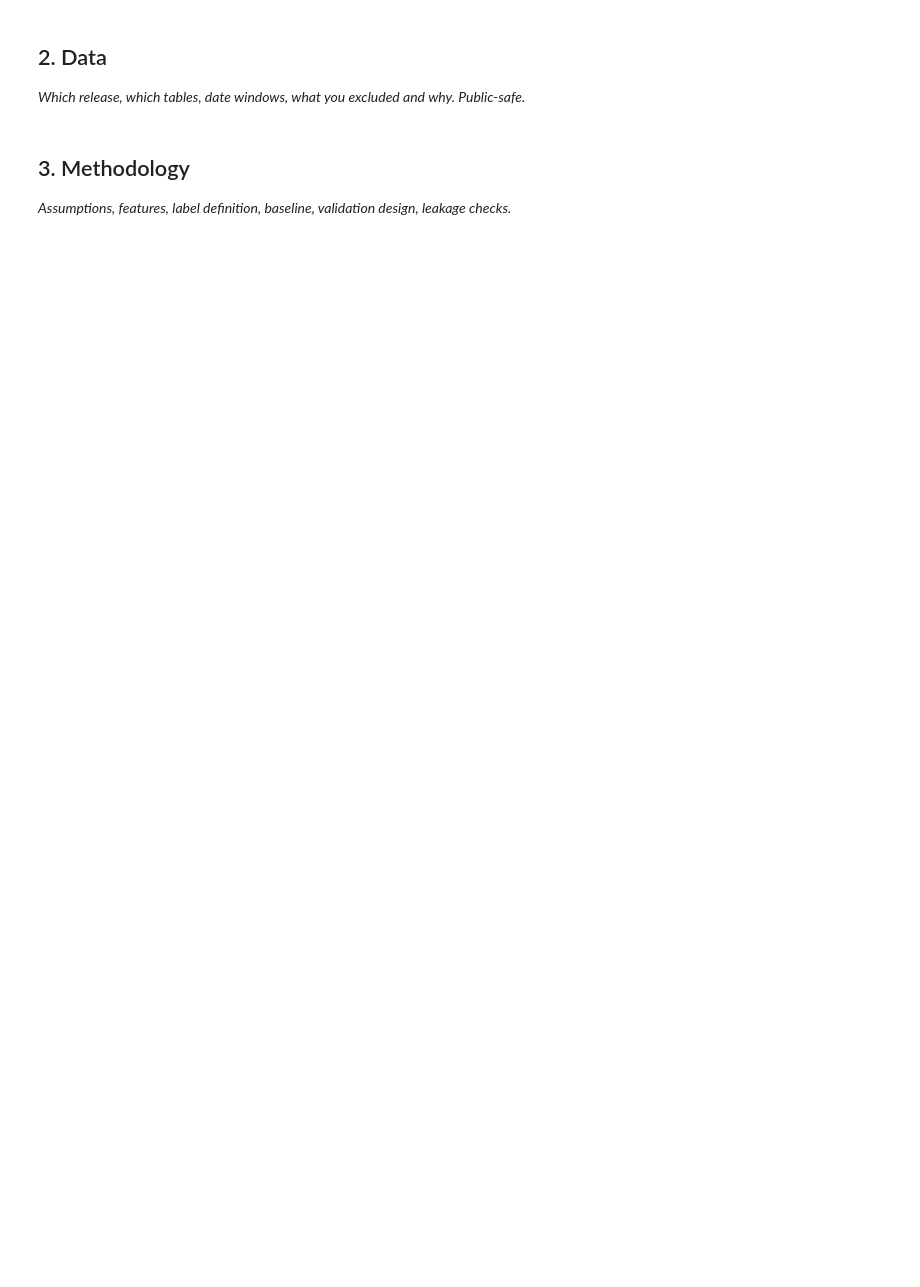
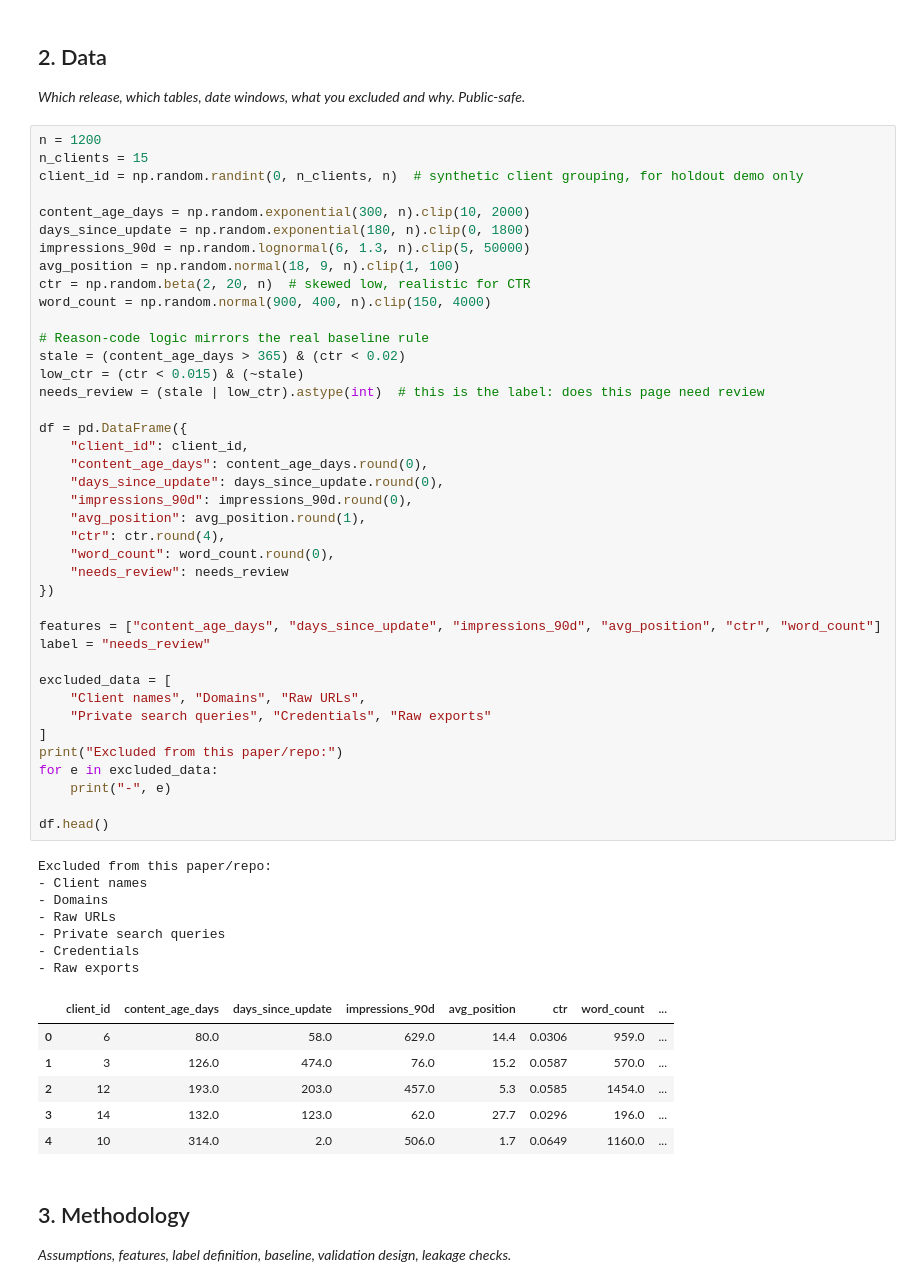
Before and after one commit to umarali8/flyrank-ml-internship, a Jupyter notebook: work/notebooks/capstone.ipynb, the cells around one changed output. Cells and saved outputs as stored; diff of their text form; blank space fills up the shorter version.

```diff
--- a/work/notebooks/capstone.ipynb
+++ b/work/notebooks/capstone.ipynb
@@ -14,6 +51,60 @@ This skeleton is yours to fill. Work the sections **in order** — each one has
 ## 2. Data
 
 *Which release, which tables, date windows, what you excluded and why. Public-safe.*
+# %%
+n = 1200
+n_clients = 15
+client_id = np.random.randint(0, n_clients, n)  # synthetic client grouping, for holdout demo only
+
+content_age_days = np.random.exponential(300, n).clip(10, 2000)
+days_since_update = np.random.exponential(180, n).clip(0, 1800)
+impressions_90d = np.random.lognormal(6, 1.3, n).clip(5, 50000)
+avg_position = np.random.normal(18, 9, n).clip(1, 100)
+ctr = np.random.beta(2, 20, n)  # skewed low, realistic for CTR
+word_count = np.random.normal(900, 400, n).clip(150, 4000)
+
+# Reason-code logic mirrors the real baseline rule
+stale = (content_age_days > 365) & (ctr < 0.02)
+low_ctr = (ctr < 0.015) & (~stale)
+needs_review = (stale | low_ctr).astype(int)  # this is the label: does this page need review
+
+df = pd.DataFrame({
+    "client_id": client_id,
+    "content_age_days": content_age_days.round(0),
+    "days_since_update": days_since_update.round(0),
+    "impressions_90d": impressions_90d.round(0),
+    "avg_position": avg_position.round(1),
+    "ctr": ctr.round(4),
+    "word_count": word_count.round(0),
+    "needs_review": needs_review
+})
+
+features = ["content_age_days", "days_since_update", "impressions_90d", "avg_position", "ctr", "word_count"]
+label = "needs_review"
+
+excluded_data = [
+    "Client names", "Domains", "Raw URLs",
+    "Private search queries", "Credentials", "Raw exports"
+]
+print("Excluded from this paper/repo:")
+for e in excluded_data:
+    print("-", e)
+
+df.head()
+# %% [output]
+Excluded from this paper/repo:
+- Client names
+- Domains
+- Raw URLs
+- Private search queries
+- Credentials
+- Raw exports
+|  | client_id | content_age_days | days_since_update | impressions_90d | avg_position | ctr | word_count | ... |
+| 0 | 6 | 80.0 | 58.0 | 629.0 | 14.4 | 0.0306 | 959.0 | ... |
+| 1 | 3 | 126.0 | 474.0 | 76.0 | 15.2 | 0.0587 | 570.0 | ... |
+| 2 | 12 | 193.0 | 203.0 | 457.0 | 5.3 | 0.0585 | 1454.0 | ... |
+| 3 | 14 | 132.0 | 123.0 | 62.0 | 27.7 | 0.0296 | 196.0 | ... |
+| 4 | 10 | 314.0 | 2.0 | 506.0 | 1.7 | 0.0649 | 1160.0 | ... |
 # %% [markdown]
 ## 3. Methodology
 
```
Also changed, not shown: parts of 10 cells of this notebook.
